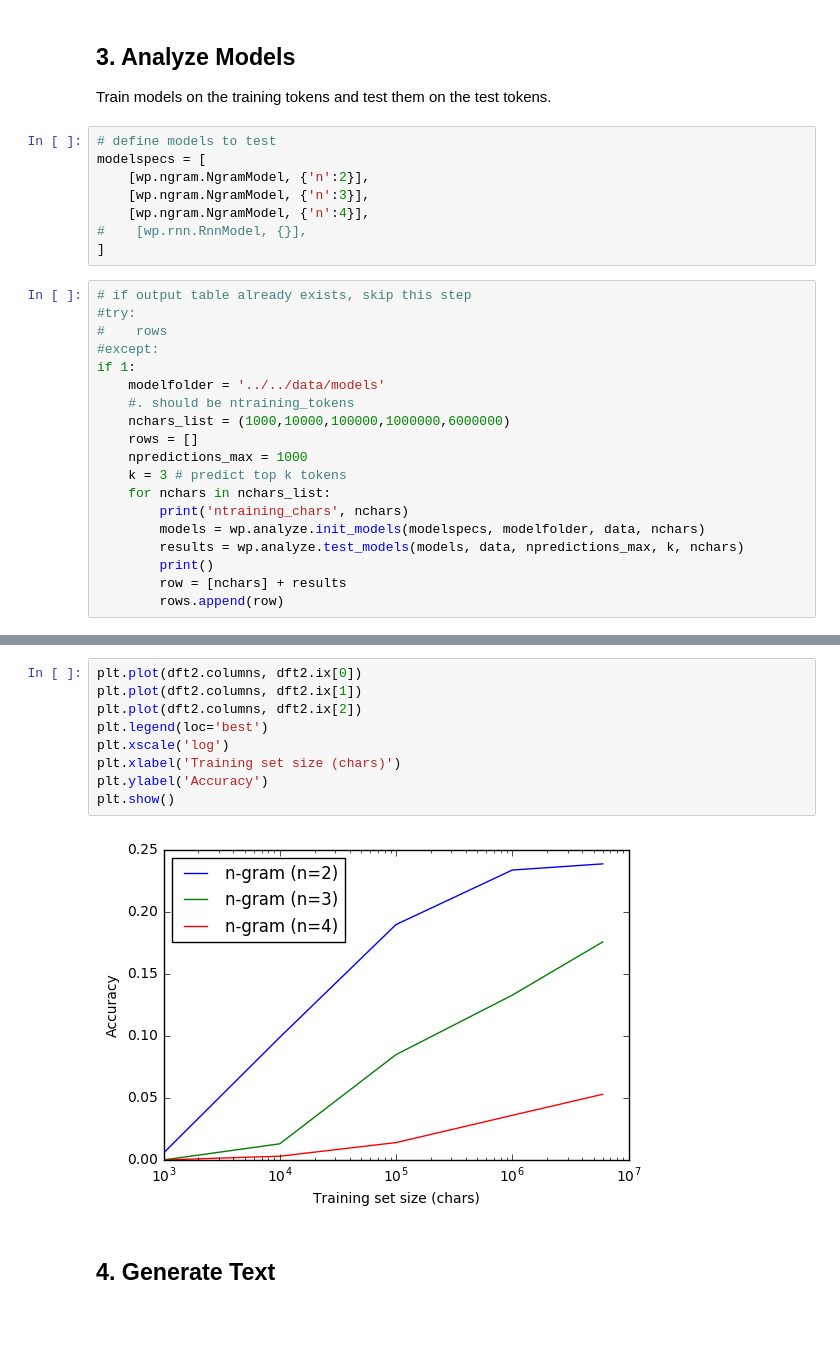
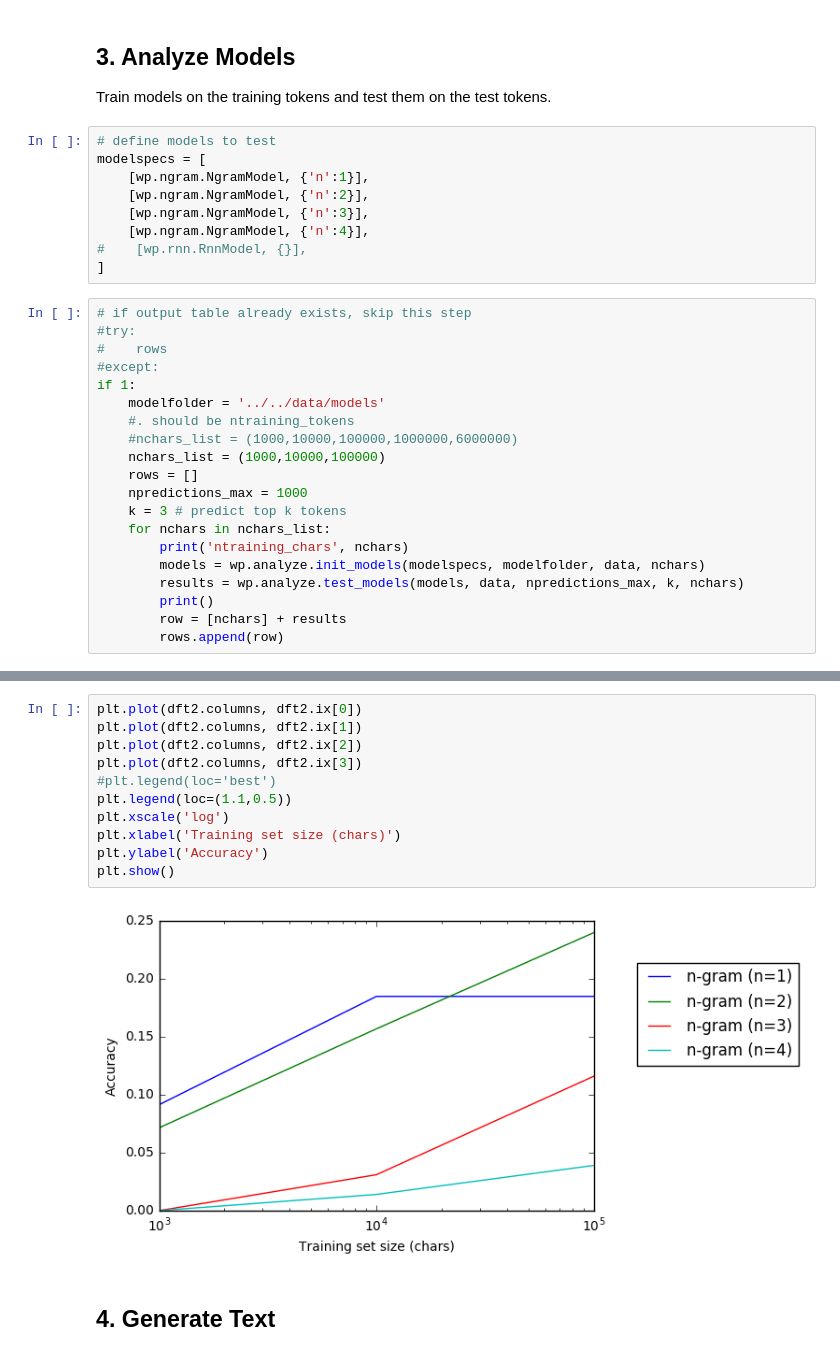
Before and after one commit to bburns/LanguageModels, a Jupyter notebook: experiments/2016-12-26-adding-rnn/Notebook.ipynb, the cells around one changed output, grey strips where cells are left out. Saved outputs shown, nothing was run; the diff lists cells and outputs as text; blank space fills up the shorter version.

```diff
--- a/experiments/2016-12-26-adding-rnn/Notebook.ipynb
+++ b/experiments/2016-12-26-adding-rnn/Notebook.ipynb
@@ -126,6 +126,7 @@ Train models on the training tokens and test them on the test tokens.
 # %%
 # define models to test
 modelspecs = [
+    [wp.ngram.NgramModel, {'n':1}],
     [wp.ngram.NgramModel, {'n':2}],
     [wp.ngram.NgramModel, {'n':3}],
     [wp.ngram.NgramModel, {'n':4}],
@@ -139,7 +140,8 @@ modelspecs = [
 if 1:
     modelfolder = '../../data/models'
     #. should be ntraining_tokens
-    nchars_list = (1000,10000,100000,1000000,6000000)
+    #nchars_list = (1000,10000,100000,1000000,6000000)
+    nchars_list = (1000,10000,100000)
     rows = []
     npredictions_max = 1000
     k = 3 # predict top k tokens
@@ -192,14 +193,16 @@ dft2
 # %%
 plt.plot(dft2.columns, dft2.ix[0])
 plt.plot(dft2.columns, dft2.ix[1])
 plt.plot(dft2.columns, dft2.ix[2])
-plt.legend(loc='best')
+plt.plot(dft2.columns, dft2.ix[3])
+#plt.legend(loc='best')
+plt.legend(loc=(1.1,0.5))
 plt.xscale('log')
 plt.xlabel('Training set size (chars)')
 plt.ylabel('Accuracy')
 plt.show()
 # %% [output]
-[figure, old version]
+[figure, new version]
 # %% [markdown]
 ## 4. Generate Text
 # %%
```
Also changed, not shown: parts of 5 cells of this notebook, 4 other files.
